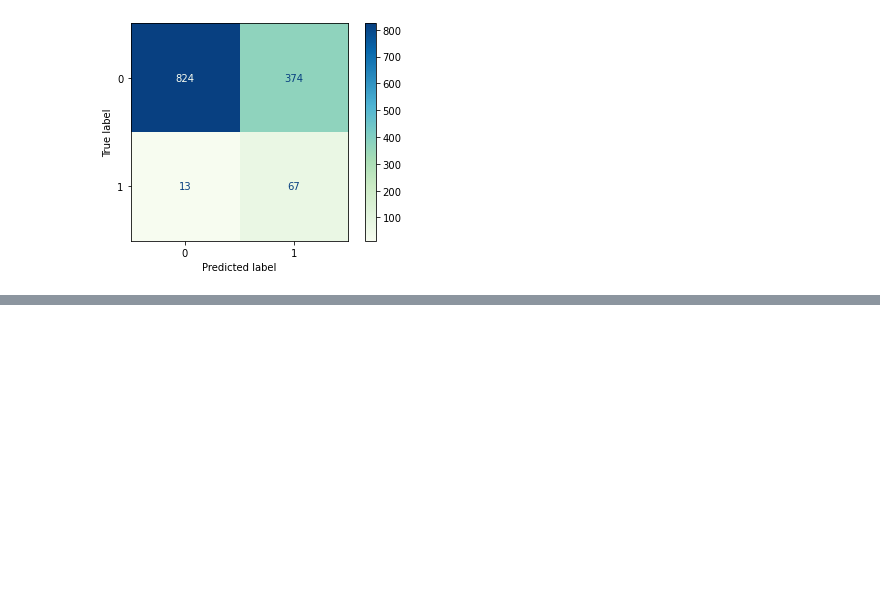
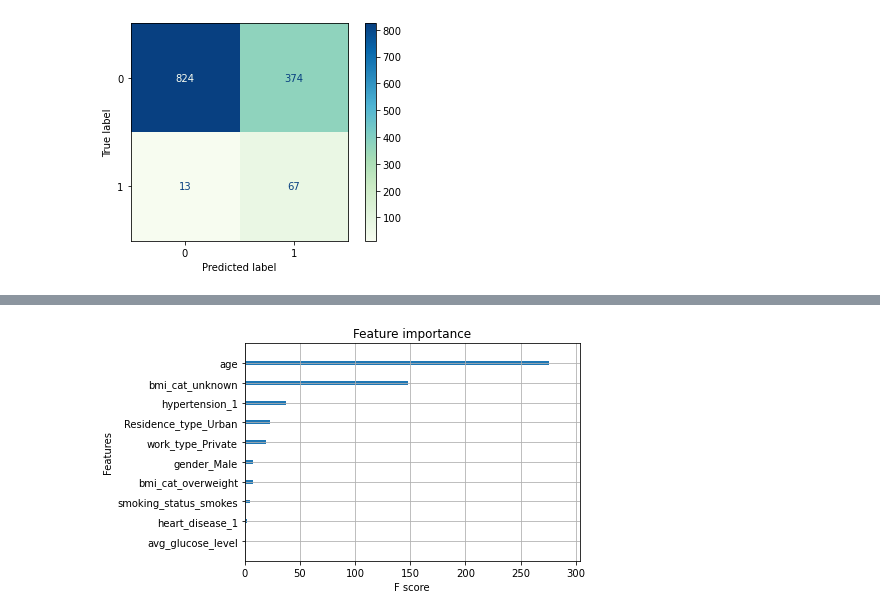
Before and after one commit to jasonarikupurathu/stroke-predictions, a Jupyter notebook: Analysis-Notebook.ipynb, the cells around one changed output, grey strips where cells are left out. Cells and saved outputs as stored; diff of their text form; code cells hidden in the pictures; blank space fills up the shorter version.

```diff
--- a/Analysis-Notebook.ipynb
+++ b/Analysis-Notebook.ipynb
@@ -514,0 +1016,5 @@ weighted avg       0.93      0.70      0.78      1278
+# %%
+plot_importance(xgb_pipe3.named_steps['xgb3'], show_values = False)
+pyplot.show()
+# %% [output]
+[figure, added]
```
Also changed, not shown: parts of 66 cells of this notebook.
